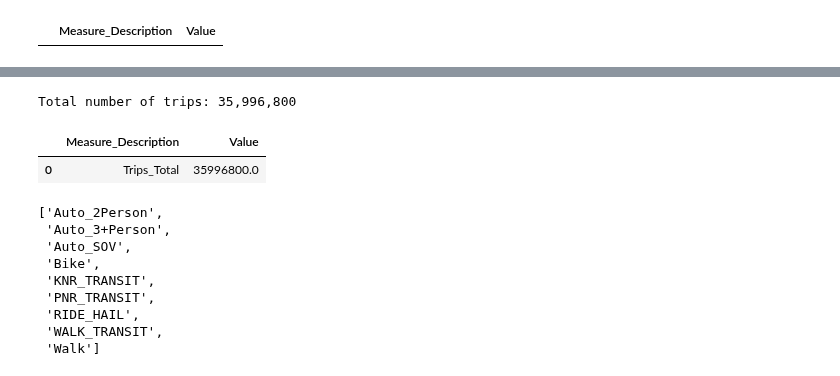
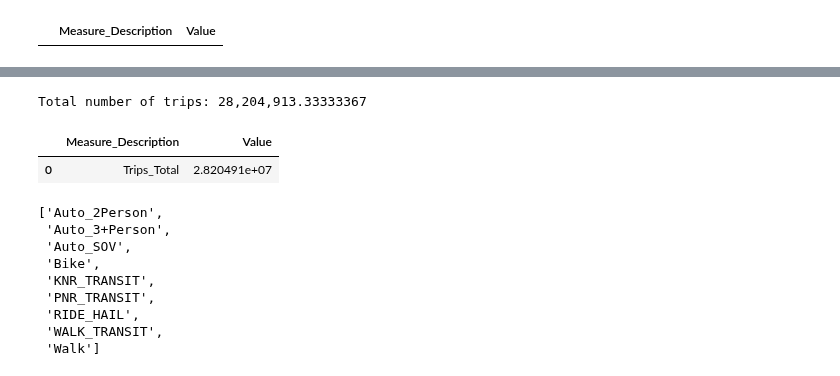
Before and after one commit to camsys/travel-model-one, a Jupyter notebook: CS_utils/Py_summary_code/99. TripSummaries.ipynb, the cells around one changed output, grey strips where cells are left out. Cells and saved outputs as stored; diff of their text form; code cells hidden in the pictures.

```diff
--- a/CS_utils/Py_summary_code/99. TripSummaries.ipynb
+++ b/CS_utils/Py_summary_code/99. TripSummaries.ipynb
@@ -58,15 +62,15 @@ df_sample.head()
 # %%
 df = df_sample if quick else df_original
 # %%
-total_trips = len(df)
+total_trips = df['trips'].sum()
 print(f'Total number of trips: {total_trips:,}')
 new = pd.DataFrame({c1:['Trips_Total'], c2:[total_trips]})
 df_out = pd.concat([df_out, new])
 df_out
 # %% [output]
-Total number of trips: 35,996,800
+Total number of trips: 28,204,913.33333367
 |  | Measure_Description | Value |
-| 0 | Trips_Total | 35996800.0 |
+| 0 | Trips_Total | 2.820491e+07 |
 # %%
 modes = list(df['Mode'].unique())
 modes = sorted(modes)
```
Also changed, not shown: parts of 11 cells of this notebook.
